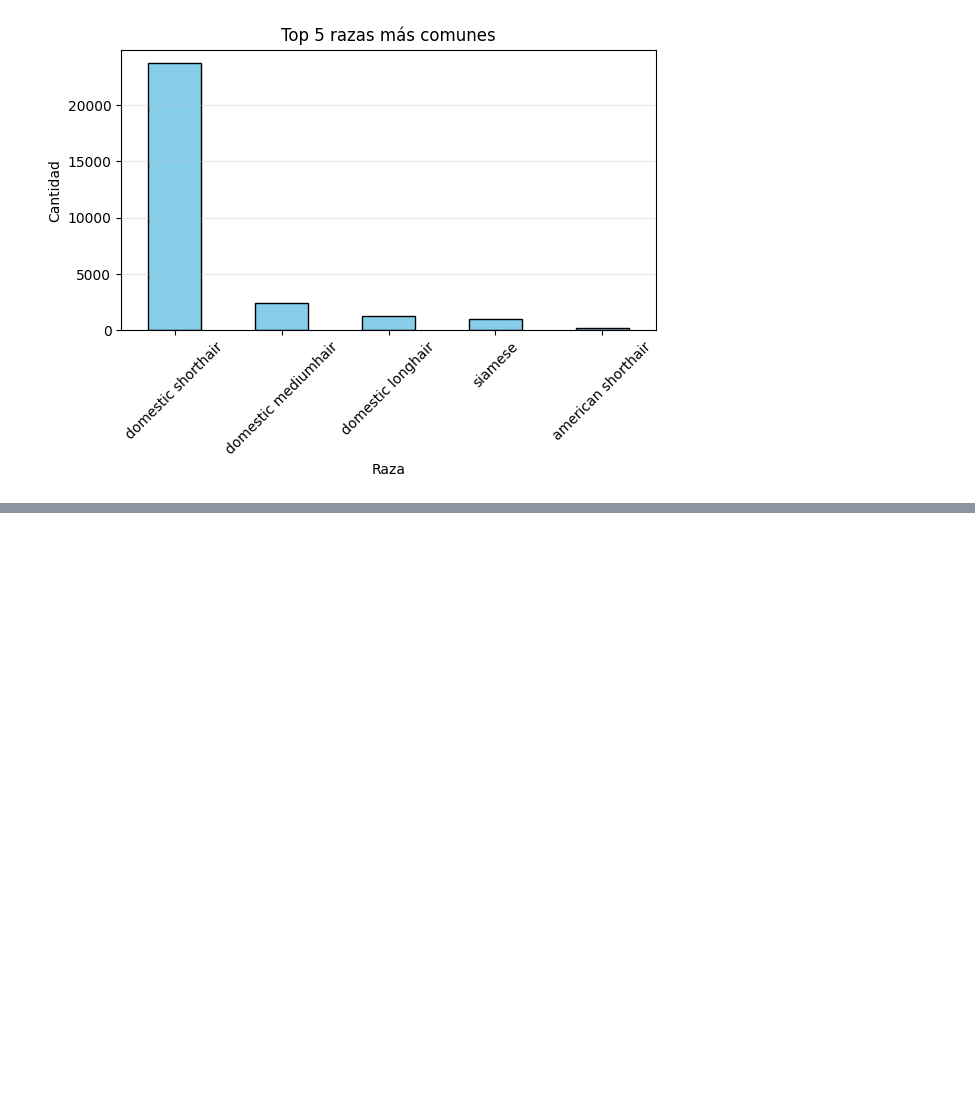
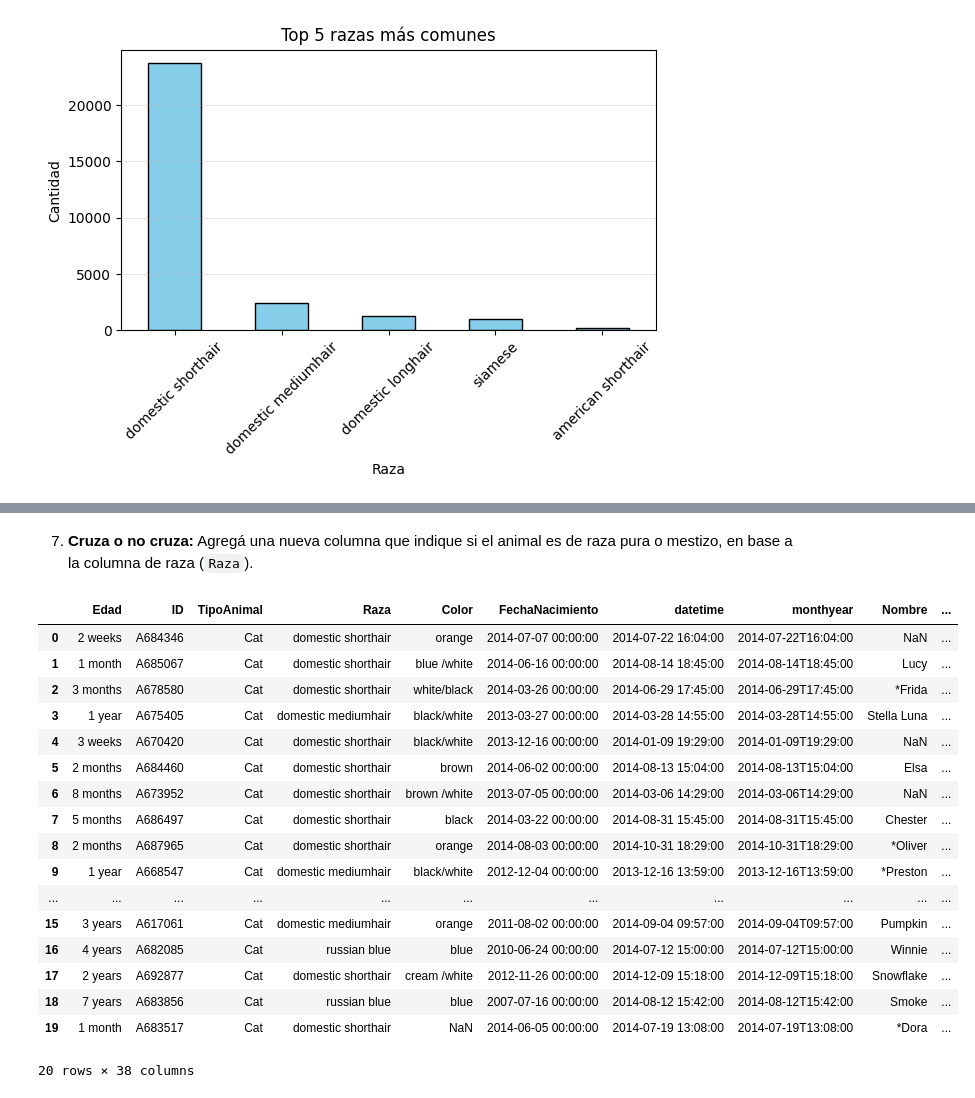
Before and after one commit to LoreHinosT/ayi-academy-clases, a Jupyter notebook: modulo 1 clase 3/Módulo 1 – Clase 3.ipynb, the cells around one changed output, grey strips where cells are left out. Saved outputs shown, nothing was run; the diff lists cells and outputs as text; code cells hidden in the pictures; blank space fills up the shorter version.

```diff
--- a/modulo 1 clase 3/Módulo 1 – Clase 3.ipynb
+++ b/modulo 1 clase 3/Módulo 1 – Clase 3.ipynb
@@ -244,0 +272,25 @@ Name: count, dtype: int64
+# %% [markdown]
+7. **Cruza o no cruza:** Agregá una nueva columna que indique si el animal es de raza pura o mestizo, en base a la columna de raza (`Raza`).
+# %%
+df.head(20)
+df["Cruza"]=df["domestic_breed"]
+df.head(20)
+# %% [output]
+|  | Edad | ID | TipoAnimal | Raza | Color | FechaNacimiento | datetime | monthyear | Nombre | ... |
+| 0 | 2 weeks | A684346 | Cat | domestic shorthair | orange | 2014-07-07 00:00:00 | 2014-07-22 16:04:00 | 2014-07-22T16:04:00 | NaN | ... |
+| 1 | 1 month | A685067 | Cat | domestic shorthair | blue /white | 2014-06-16 00:00:00 | 2014-08-14 18:45:00 | 2014-08-14T18:45:00 | Lucy | ... |
+| 2 | 3 months | A678580 | Cat | domestic shorthair | white/black | 2014-03-26 00:00:00 | 2014-06-29 17:45:00 | 2014-06-29T17:45:00 | *Frida | ... |
+| 3 | 1 year | A675405 | Cat | domestic mediumhair | black/white | 2013-03-27 00:00:00 | 2014-03-28 14:55:00 | 2014-03-28T14:55:00 | Stella Luna | ... |
+| 4 | 3 weeks | A670420 | Cat | domestic shorthair | black/white | 2013-12-16 00:00:00 | 2014-01-09 19:29:00 | 2014-01-09T19:29:00 | NaN | ... |
+| 5 | 2 months | A684460 | Cat | domestic shorthair | brown | 2014-06-02 00:00:00 | 2014-08-13 15:04:00 | 2014-08-13T15:04:00 | Elsa | ... |
+| 6 | 8 months | A673952 | Cat | domestic shorthair | brown /white | 2013-07-05 00:00:00 | 2014-03-06 14:29:00 | 2014-03-06T14:29:00 | NaN | ... |
+| 7 | 5 months | A686497 | Cat | domestic shorthair | black | 2014-03-22 00:00:00 | 2014-08-31 15:45:00 | 2014-08-31T15:45:00 | Chester | ... |
+| 8 | 2 months | A687965 | Cat | domestic shorthair | orange | 2014-08-03 00:00:00 | 2014-10-31 18:29:00 | 2014-10-31T18:29:00 | *Oliver | ... |
+| 9 | 1 year | A668547 | Cat | domestic mediumhair | black/white | 2012-12-04 00:00:00 | 2013-12-16 13:59:00 | 2013-12-16T13:59:00 | *Preston | ... |
+| ... | ... | ... | ... | ... | ... | ... | ... | ... | ... | ... |
+| 15 | 3 years | A617061 | Cat | domestic mediumhair | orange | 2011-08-02 00:00:00 | 2014-09-04 09:57:00 | 2014-09-04T09:57:00 | Pumpkin | ... |
+| 16 | 4 years | A682085 | Cat | russian blue | blue | 2010-06-24 00:00:00 | 2014-07-12 15:00:00 | 2014-07-12T15:00:00 | Winnie | ... |
+| 17 | 2 years | A692877 | Cat | domestic shorthair | cream /white | 2012-11-26 00:00:00 | 2014-12-09 15:18:00 | 2014-12-09T15:18:00 | Snowflake | ... |
+| 18 | 7 years | A683856 | Cat | russian blue | blue | 2007-07-16 00:00:00 | 2014-08-12 15:42:00 | 2014-08-12T15:42:00 | Smoke | ... |
+| 19 | 1 month | A683517 | Cat | domestic shorthair | NaN | 2014-06-05 00:00:00 | 2014-07-19 13:08:00 | 2014-07-19T13:08:00 | *Dora | ... |
+20 rows × 38 columns
```
Also changed, not shown: parts of 5 cells of this notebook.
